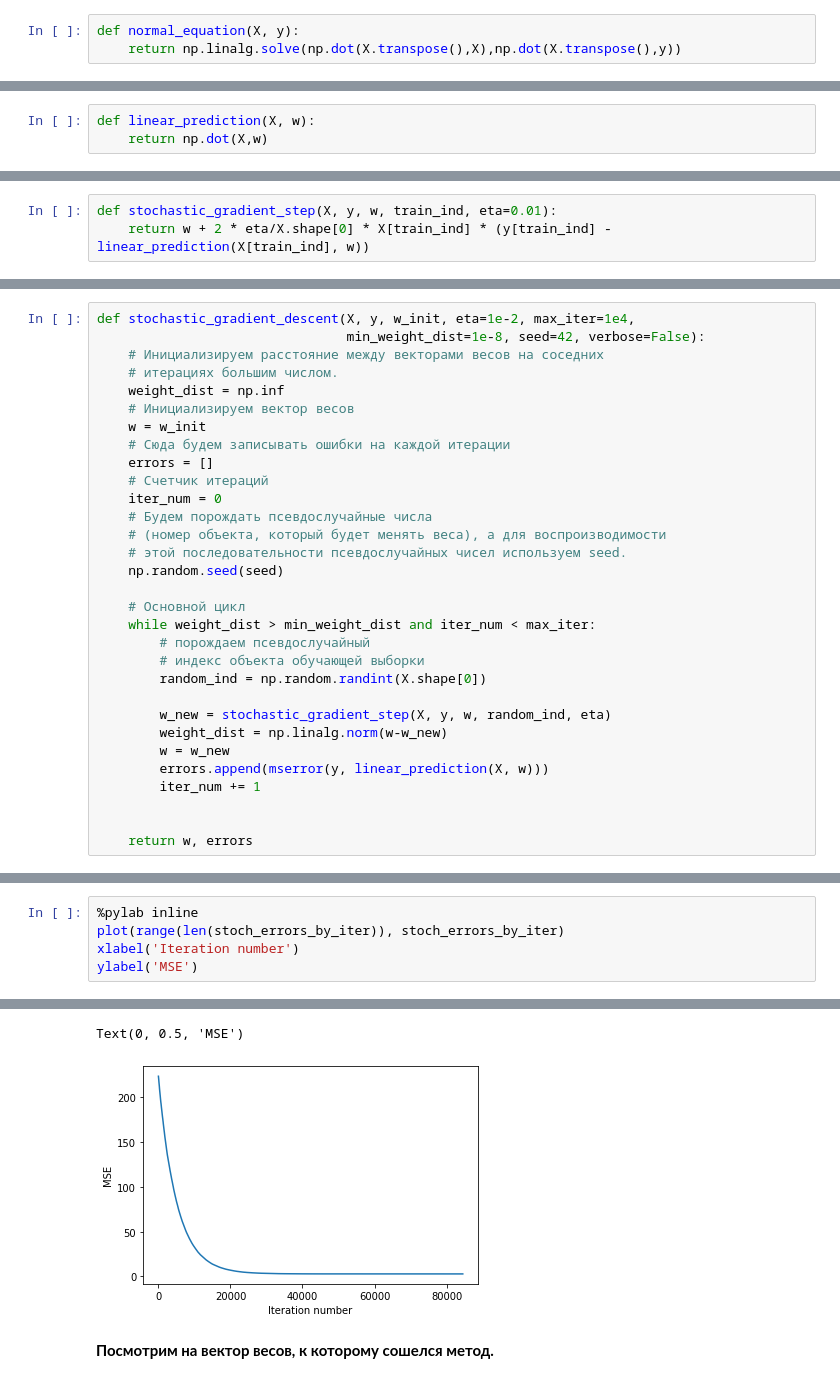
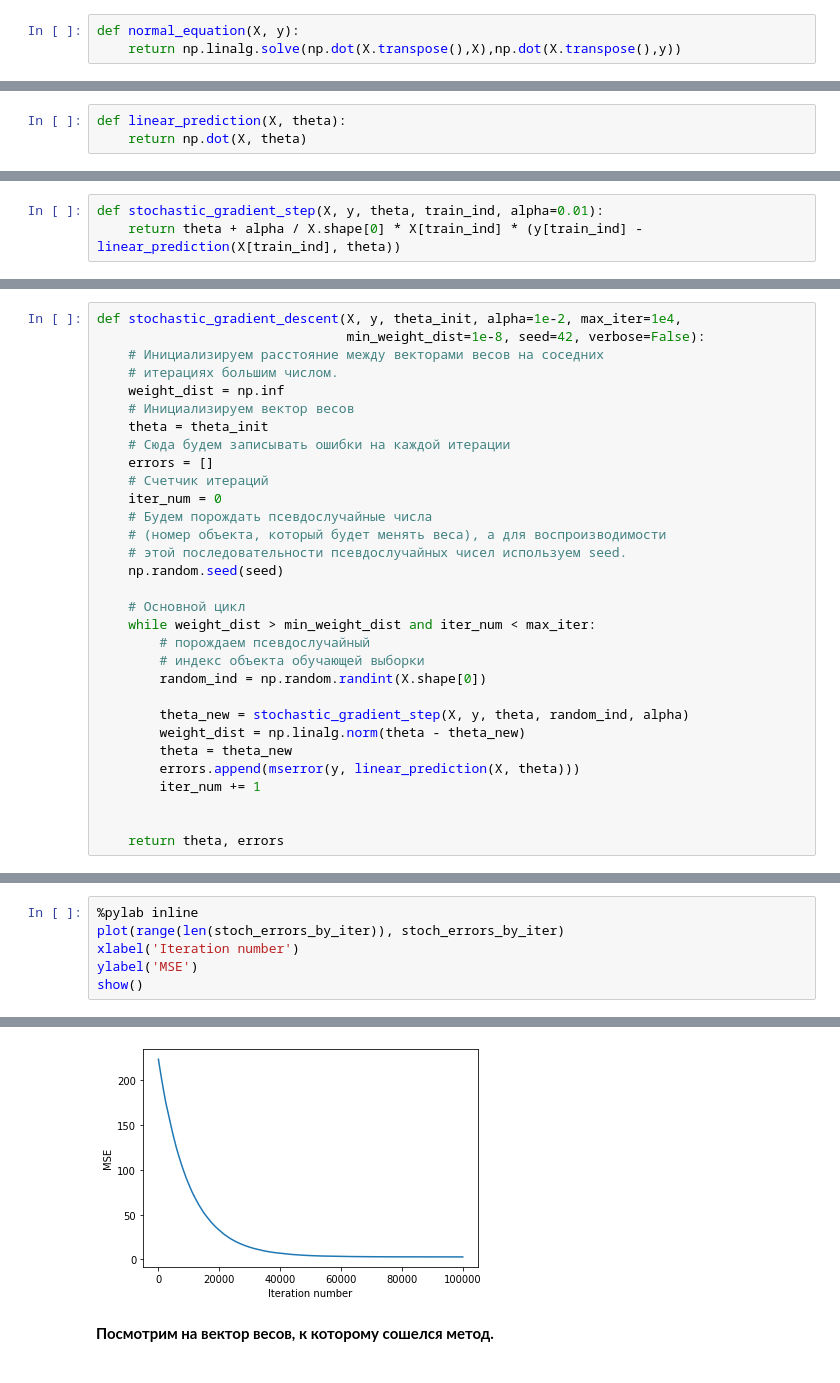
Before and after one commit to Craiglal/ML-Hometasks, a Jupyter notebook: practice/5_linreg_stochastic_grad_descent.ipynb, the cells around one changed output, grey strips where cells are left out. Saved outputs shown, nothing was run; the diff lists cells and outputs as text.

```diff
--- a/practice/5_linreg_stochastic_grad_descent.ipynb
+++ b/practice/5_linreg_stochastic_grad_descent.ipynb
@@ -135,4 +185,4 @@ write_answer_to_file(answer2, '2.txt')
 # %%
-def linear_prediction(X, w):
-    return np.dot(X,w)
+def linear_prediction(X, theta):
+    return np.dot(X, theta)
 # %% [markdown]
@@ -148,6 +197,6 @@ print(answer3)
 # %%
-def stochastic_gradient_step(X, y, w, train_ind, eta=0.01):
-    return w + 2 * eta/X.shape[0] * X[train_ind] * (y[train_ind] - linear_prediction(X[train_ind], w))
+def stochastic_gradient_step(X, y, theta, train_ind, alpha=0.01):
+    return theta + alpha / X.shape[0] * X[train_ind] * (y[train_ind] - linear_prediction(X[train_ind], theta))
 # %% [markdown]
 **6. Функция *stochastic_gradient_descent реализует стохастический градиентный спуск для линейной регрессии. Функция принимает на вход следующие аргументы:**
 - X - матрица, соответствующая обучающей выборке
@@ -164,11 +213,11 @@ def stochastic_gradient_step(X, y, w, train_ind, eta=0.01):
 # %%
-def stochastic_gradient_descent(X, y, w_init, eta=1e-2, max_iter=1e4,
+def stochastic_gradient_descent(X, y, theta_init, alpha=1e-2, max_iter=1e4,
                                 min_weight_dist=1e-8, seed=42, verbose=False):
     # Инициализируем расстояние между векторами весов на соседних
     # итерациях большим числом.
     weight_dist = np.inf
     # Инициализируем вектор весов
-    w = w_init
+    theta = theta_init
     # Сюда будем записывать ошибки на каждой итерации
     errors = []
     # Счетчик итераций
@@ -184,12 +233,12 @@ def stochastic_gradient_descent(X, y, w_init, eta=1e-2, max_iter=1e4,
         # индекс объекта обучающей выборки
         random_ind = np.random.randint(X.shape[0])
 
-        w_new = stochastic_gradient_step(X, y, w, random_ind, eta)
-        weight_dist = np.linalg.norm(w-w_new)
-        w = w_new
-        errors.append(mserror(y, linear_prediction(X, w)))
+        theta_new = stochastic_gradient_step(X, y, theta, random_ind, alpha)
+        weight_dist = np.linalg.norm(theta - theta_new)
+        theta = theta_new
+        errors.append(mserror(y, linear_prediction(X, theta)))
         iter_num += 1
 
 
-    return w, errors
+    return theta, errors
 # %% [markdown]
@@ -203,14 +252,14 @@ Wall time: 2.01 s
 # %%
 %pylab inline
 plot(range(len(stoch_errors_by_iter)), stoch_errors_by_iter)
 xlabel('Iteration number')
 ylabel('MSE')
+show()
 # %% [output]
 Populating the interactive namespace from numpy and matplotlib
 `%matplotlib` prevents importing * from pylab and numpy
   "\n`%matplotlib` prevents importing * from pylab and numpy"
-Text(0, 0.5, 'MSE')
-[figure, old version]
+[figure, new version]
 # %% [markdown]
 **Посмотрим на вектор весов, к которому сошелся метод.**
 # %%
```
Also changed, not shown: parts of 42 cells of this notebook, 4 other files.
